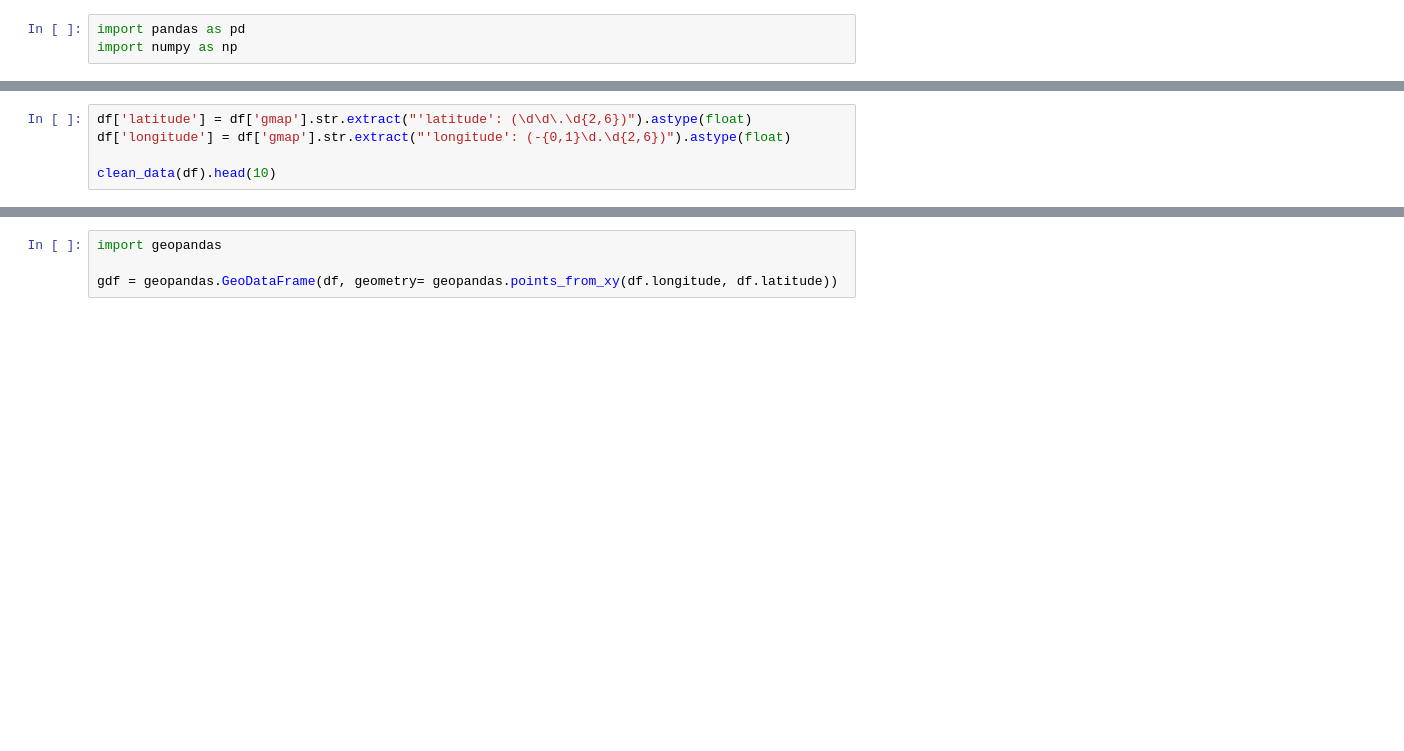
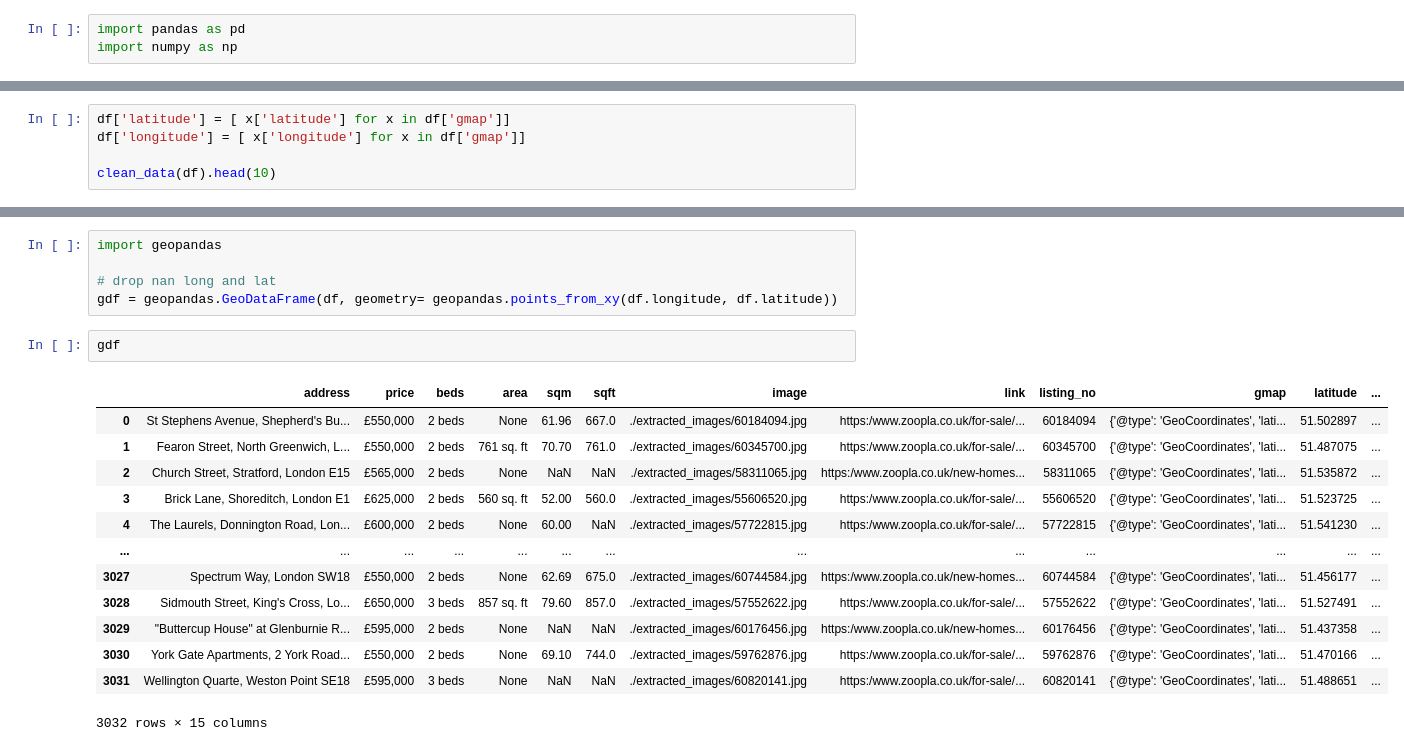
Before and after one commit to fermumen/zoopla-sqm, a Jupyter notebook: notebook_analysis.ipynb, the cells around one changed output, grey strips where cells are left out. Saved outputs shown, nothing was run; the diff lists cells and outputs as text; blank space fills up the shorter version.

```diff
--- a/notebook_analysis.ipynb
+++ b/notebook_analysis.ipynb
@@ -65,5 +49,0 @@ pd.DataFrame(list_data)
-# %%
-df['latitude'] = df['gmap'].str.extract("'latitude': (\d\d\.\d{2,6})").astype(float)
-df['longitude'] = df['gmap'].str.extract("'longitude': (-{0,1}\d.\d{2,6})").astype(float)
-
-clean_data(df).head(10)
@@ -81,0 +50,5 @@ clean_data(df).head(10)
+# %%
+df['latitude'] = [ x['latitude'] for x in df['gmap']]
+df['longitude'] = [ x['longitude'] for x in df['gmap']]
+
+clean_data(df).head(10)
@@ -82,6 +67,23 @@ clean_data(df).head(10)
 # %%
 import geopandas
 
+# drop nan long and lat
 gdf = geopandas.GeoDataFrame(df, geometry= geopandas.points_from_xy(df.longitude, df.latitude))
+# %%
+gdf
+# %% [output]
+|  | address | price | beds | area | sqm | sqft | image | link | listing_no | gmap | latitude | ... |
+| 0 | St Stephens Avenue, Shepherd's Bu... | £550,000 | 2 beds | None | 61.96 | 667.0 | ./extracted_images/60184094.jpg | https:/www.zoopla.co.uk/for-sale/... | 60184094 | {'@type': 'GeoCoordinates', 'lati... | 51.502897 | ... |
+| 1 | Fearon Street, North Greenwich, L... | £550,000 | 2 beds | 761 sq. ft | 70.70 | 761.0 | ./extracted_images/60345700.jpg | https:/www.zoopla.co.uk/for-sale/... | 60345700 | {'@type': 'GeoCoordinates', 'lati... | 51.487075 | ... |
+| 2 | Church Street, Stratford, London E15 | £565,000 | 2 beds | None | NaN | NaN | ./extracted_images/58311065.jpg | https:/www.zoopla.co.uk/new-homes... | 58311065 | {'@type': 'GeoCoordinates', 'lati... | 51.535872 | ... |
+| 3 | Brick Lane, Shoreditch, London E1 | £625,000 | 2 beds | 560 sq. ft | 52.00 | 560.0 | ./extracted_images/55606520.jpg | https:/www.zoopla.co.uk/for-sale/... | 55606520 | {'@type': 'GeoCoordinates', 'lati... | 51.523725 | ... |
+| 4 | The Laurels, Donnington Road, Lon... | £600,000 | 2 beds | None | 60.00 | NaN | ./extracted_images/57722815.jpg | https:/www.zoopla.co.uk/for-sale/... | 57722815 | {'@type': 'GeoCoordinates', 'lati... | 51.541230 | ... |
+| ... | ... | ... | ... | ... | ... | ... | ... | ... | ... | ... | ... | ... |
+| 3027 | Spectrum Way, London SW18 | £550,000 | 2 beds | None | 62.69 | 675.0 | ./extracted_images/60744584.jpg | https:/www.zoopla.co.uk/new-homes... | 60744584 | {'@type': 'GeoCoordinates', 'lati... | 51.456177 | ... |
+| 3028 | Sidmouth Street, King's Cross, Lo... | £650,000 | 3 beds | 857 sq. ft | 79.60 | 857.0 | ./extracted_images/57552622.jpg | https:/www.zoopla.co.uk/for-sale/... | 57552622 | {'@type': 'GeoCoordinates', 'lati... | 51.527491 | ... |
+| 3029 | "Buttercup House" at Glenburnie R... | £595,000 | 2 beds | None | NaN | NaN | ./extracted_images/60176456.jpg | https:/www.zoopla.co.uk/new-homes... | 60176456 | {'@type': 'GeoCoordinates', 'lati... | 51.437358 | ... |
+| 3030 | York Gate Apartments, 2 York Road... | £550,000 | 2 beds | None | 69.10 | 744.0 | ./extracted_images/59762876.jpg | https:/www.zoopla.co.uk/for-sale/... | 59762876 | {'@type': 'GeoCoordinates', 'lati... | 51.470166 | ... |
+| 3031 | Wellington Quarte, Weston Point SE18 | £595,000 | 3 beds | None | NaN | NaN | ./extracted_images/60820141.jpg | https:/www.zoopla.co.uk/for-sale/... | 60820141 | {'@type': 'GeoCoordinates', 'lati... | 51.488651 | ... |
+3032 rows × 15 columns
 # %%
 gdf.set_crs(crs='EPSG:4326', inplace=True)
```
Also changed, not shown: parts of 5 cells of this notebook.
